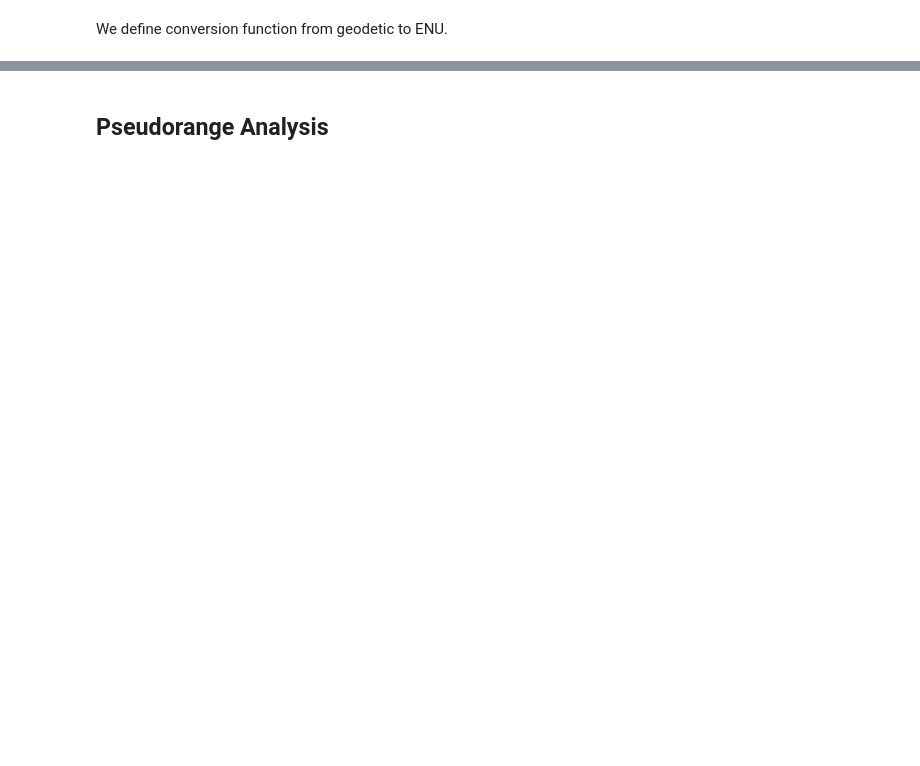
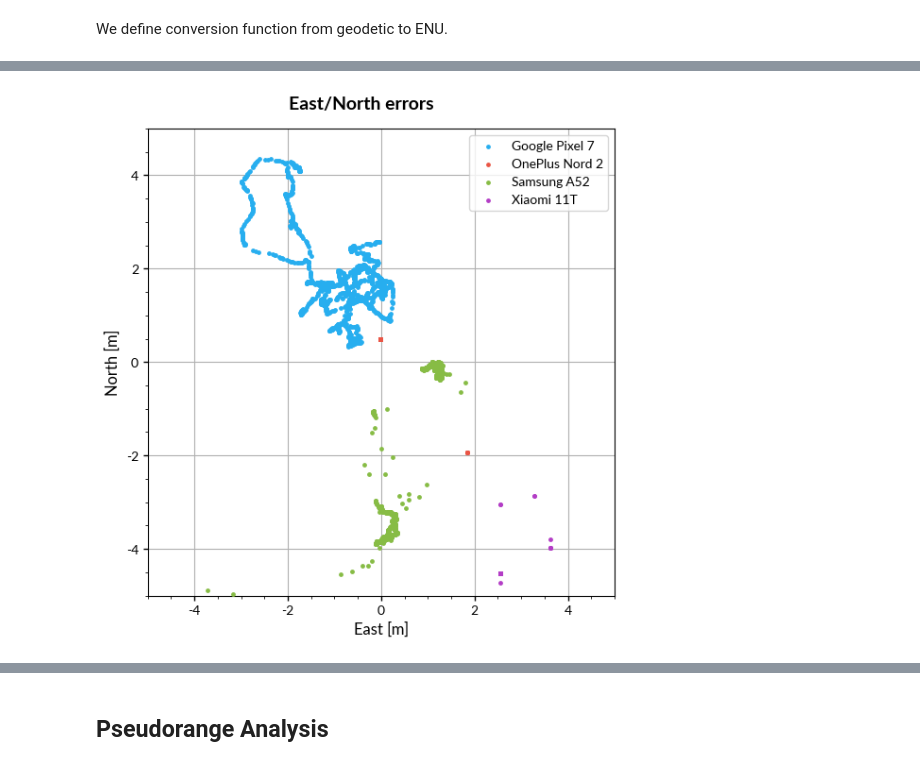
Before and after one commit to agrenier-gnss/MimirAnalyzer, a Jupyter notebook: jupyter/GNSS.ipynb, the cells around one changed output, grey strips where cells are left out. Drawn from its saved outputs; the diff is of its cells as text; code cells hidden in the pictures; blank space fills up the shorter version.

```diff
--- a/jupyter/GNSS.ipynb
+++ b/jupyter/GNSS.ipynb
@@ -23,12 +27,11 @@ from plots import plotLineTimeRange, plotHist, plotEN_pyplot, plot_hist_pyplot
 # %% [markdown]
 This function define a dictionnary containing all the required data about the log.
 # %%
-def getLogDictionnary(device_name, filepath, time_range, color):
+def getLogDictionnary(device_name, filepath, time_range):
     return {
         'device_name' : device_name,
         'filepath'    : filepath,
-        'time_range'  : time_range,
-        'color'       : color
+        'time_range'  : time_range
     }
 # %% [markdown]
 We add the logs in a common to compare them all together.
@@ -78,6 +80,10 @@ def convert2ENU(lat, lon, alt, ref):
     east, north, up = pm.geodetic2enu(lat, lon, alt, ref[0], ref[1], ref[2])
     return {"east":east, "north":north, "up":up}
 
-def getHorizontalError(north, east):
+def getHorizontalError(east, north):
     error = np.sqrt(north**2 + east**2)
     return {"2D_error":error}
+
+def get3DError(east, north, up):
+    error = np.sqrt(north**2 + east**2 + up**2)
+    return {"2D_error":error}
@@ -149,0 +170,30 @@ fig.tight_layout()
+# %%
+# Plot EN
+def plotEN(logs):
+    minor_ticks = 0.5
+    major_ticks = 2
+    lim = 5
+    colors = plt.rcParams['axes.prop_cycle'].by_key()['color']
+
+    fig, axs = plt.subplots(1, figsize=(6,6))
+    fig.suptitle('East/North errors')
+    i = 0
+    for log in logs:
+        df = log['content'].fix.loc[log['content'].fix['provider'].isin(['GPS']), ["datetime", "east", "north", "up"]]
+        df.plot(x='east', y='north', kind='scatter', label=log['device_name'], color=colors[i], s=6, zorder=3, ax=axs)
+        i+=1
+
+    plt.grid(zorder=0)
+    plt.axis('square')
+    plt.xlim(-lim, lim)
+    plt.ylim(-lim, lim)
+    plt.xlabel('East [m]')
+    plt.ylabel('North [m]')
+    axs.yaxis.set_major_locator(MultipleLocator(major_ticks))
+    axs.yaxis.set_major_formatter('{x:.0f}')
+    axs.yaxis.set_minor_locator(MultipleLocator(minor_ticks))
+    axs.xaxis.set_major_locator(MultipleLocator(major_ticks))
+    axs.xaxis.set_major_formatter('{x:.0f}')
+    axs.xaxis.set_minor_locator(MultipleLocator(minor_ticks))
+
+    fig.tight_layout()
@@ -149,0 +263,4 @@ fig.tight_layout()
+# %%
+plotEN(logs)
+# %% [output]
+[figure, added]
```
Also changed, not shown: parts of 21 cells of this notebook, 1 other file.
